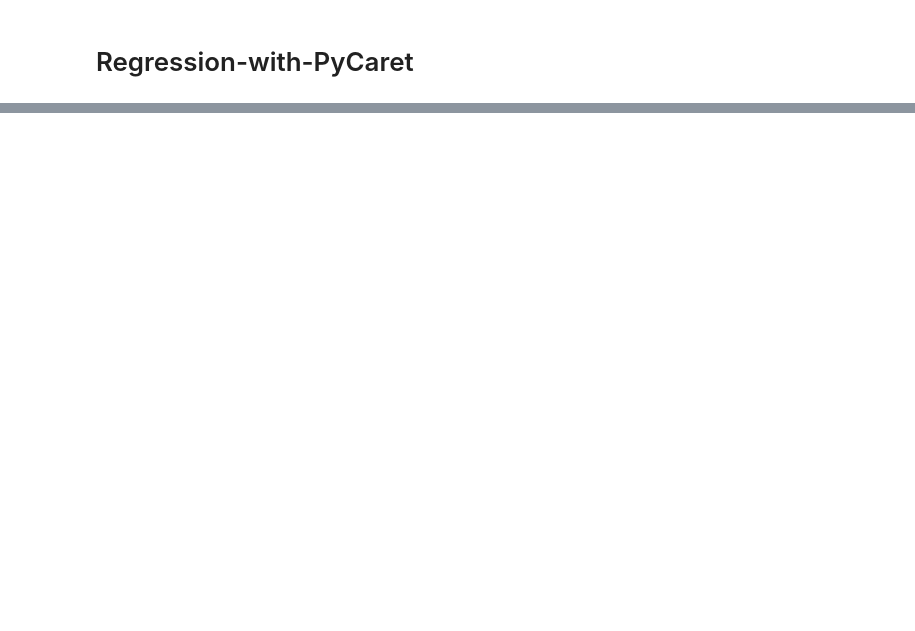
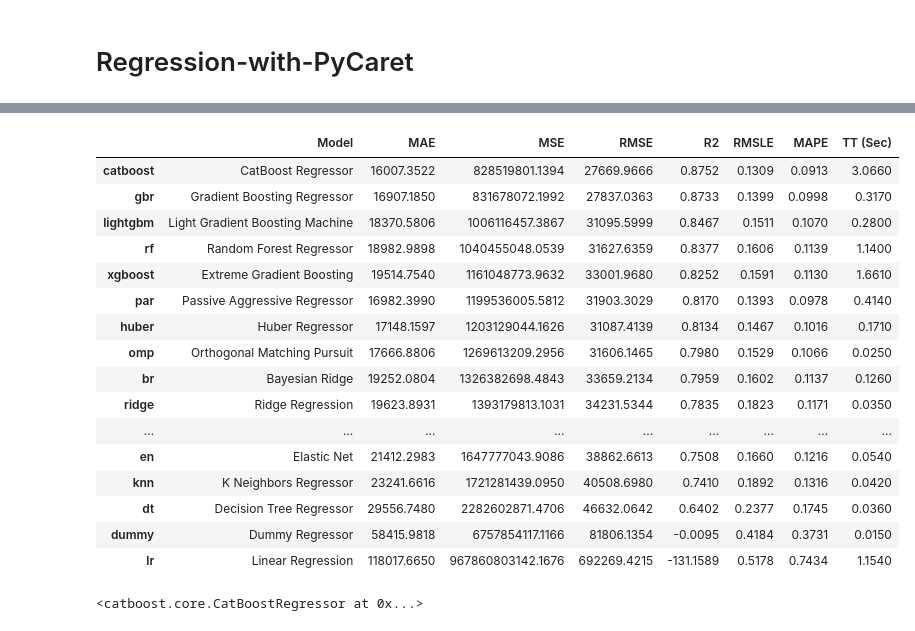
Before and after one commit to zenUnicorn/Regression-with-PyCaret, a Jupyter notebook: Regression-with-PyCaret.ipynb, the cells around one changed output, grey strips where cells are left out. Saved outputs shown, nothing was run; the diff lists cells and outputs as text; code cells hidden in the pictures; blank space fills up the shorter version.

```diff
--- a/Regression-with-PyCaret.ipynb
+++ b/Regression-with-PyCaret.ipynb
@@ -16,0 +73,23 @@ import pycaret
+# %%
+#let's compare different regression models!
+
+compare_models()
+# %% [output]
+|  | Model | MAE | MSE | RMSE | R2 | RMSLE | MAPE | TT (Sec) |
+| catboost | CatBoost Regressor | 16007.3522 | 828519801.1394 | 27669.9666 | 0.8752 | 0.1309 | 0.0913 | 3.0660 |
+| gbr | Gradient Boosting Regressor | 16907.1850 | 831678072.1992 | 27837.0363 | 0.8733 | 0.1399 | 0.0998 | 0.3170 |
+| lightgbm | Light Gradient Boosting Machine | 18370.5806 | 1006116457.3867 | 31095.5999 | 0.8467 | 0.1511 | 0.1070 | 0.2800 |
+| rf | Random Forest Regressor | 18982.9898 | 1040455048.0539 | 31627.6359 | 0.8377 | 0.1606 | 0.1139 | 1.1400 |
+| xgboost | Extreme Gradient Boosting | 19514.7540 | 1161048773.9632 | 33001.9680 | 0.8252 | 0.1591 | 0.1130 | 1.6610 |
+| par | Passive Aggressive Regressor | 16982.3990 | 1199536005.5812 | 31903.3029 | 0.8170 | 0.1393 | 0.0978 | 0.4140 |
+| huber | Huber Regressor | 17148.1597 | 1203129044.1626 | 31087.4139 | 0.8134 | 0.1467 | 0.1016 | 0.1710 |
+| omp | Orthogonal Matching Pursuit | 17666.8806 | 1269613209.2956 | 31606.1465 | 0.7980 | 0.1529 | 0.1066 | 0.0250 |
+| br | Bayesian Ridge | 19252.0804 | 1326382698.4843 | 33659.2134 | 0.7959 | 0.1602 | 0.1137 | 0.1260 |
+| ridge | Ridge Regression | 19623.8931 | 1393179813.1031 | 34231.5344 | 0.7835 | 0.1823 | 0.1171 | 0.0350 |
+| ... | ... | ... | ... | ... | ... | ... | ... | ... |
+| en | Elastic Net | 21412.2983 | 1647777043.9086 | 38862.6613 | 0.7508 | 0.1660 | 0.1216 | 0.0540 |
+| knn | K Neighbors Regressor | 23241.6616 | 1721281439.0950 | 40508.6980 | 0.7410 | 0.1892 | 0.1316 | 0.0420 |
+| dt | Decision Tree Regressor | 29556.7480 | 2282602871.4706 | 46632.0642 | 0.6402 | 0.2377 | 0.1745 | 0.0360 |
+| dummy | Dummy Regressor | 58415.9818 | 6757854117.1166 | 81806.1354 | -0.0095 | 0.4184 | 0.3731 | 0.0150 |
+| lr | Linear Regression | 118017.6650 | 967860803142.1676 | 692269.4215 | -131.1589 | 0.5178 | 0.7434 | 1.1540 |
+<catboost.core.CatBoostRegressor at 0x...>
```
Also changed, not shown: parts of 9 cells of this notebook.
